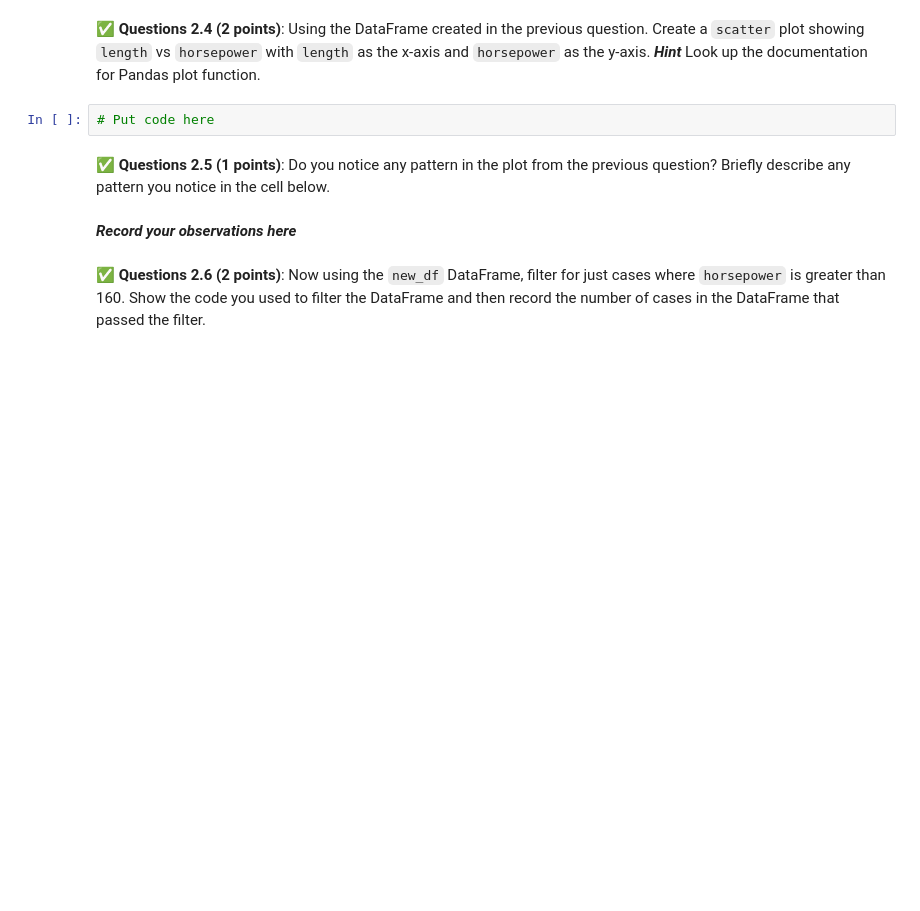
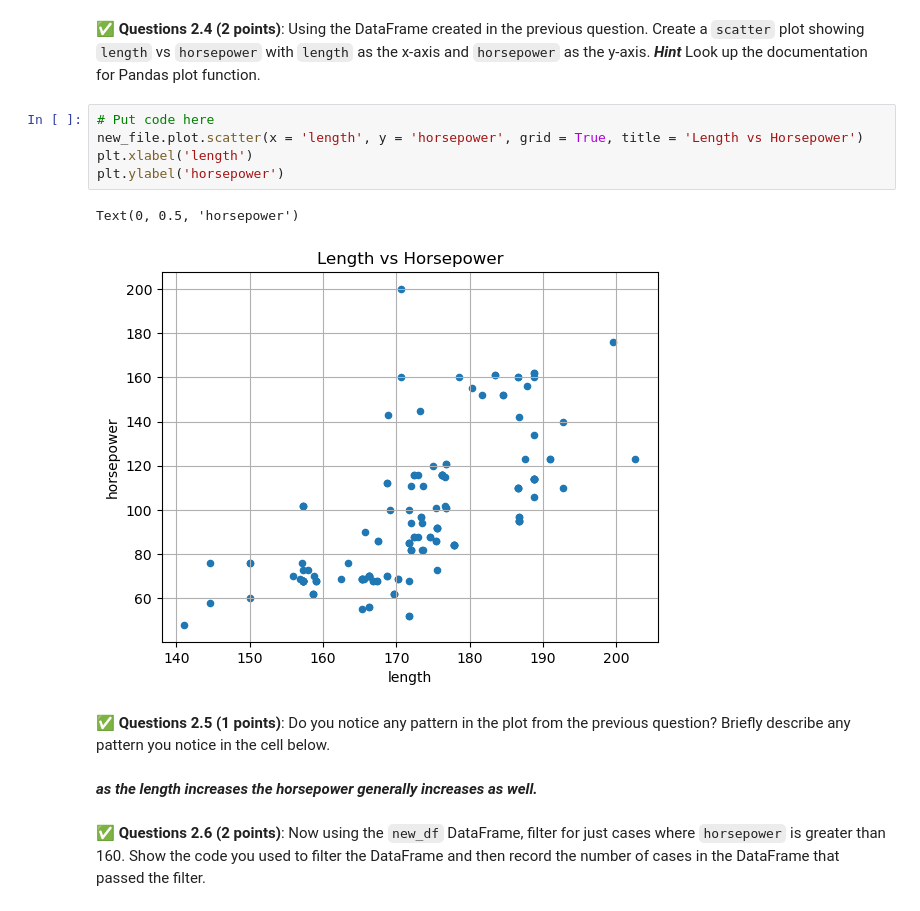
Before and after one commit to JamboLe/CMSE202-f24-turnin, a Jupyter notebook: hw-01/HW-01_GitPracticeDebuggingPythonPackagesAndClasses-JamieLe.ipynb, the cells around one changed output. Cells and saved outputs as stored; diff of their text form; blank space fills up the shorter version.

```diff
--- a/hw-01/HW-01_GitPracticeDebuggingPythonPackagesAndClasses-JamieLe.ipynb
+++ b/hw-01/HW-01_GitPracticeDebuggingPythonPackagesAndClasses-JamieLe.ipynb
@@ -200,12 +201,18 @@ print(new_file.head(4))
 3  192.699997       140.0
 # %% [markdown]
 &#9989; **Questions 2.4 (2 points)**: Using the DataFrame created in the previous question. Create a `scatter` plot showing `length` vs `horsepower` with `length` as the x-axis and `horsepower` as the y-axis. ***Hint*** Look up the documentation for Pandas plot function.
-# %%
-# Put code here
+# %%
+# Put code here
+new_file.plot.scatter(x = 'length', y = 'horsepower', grid = True, title = 'Length vs Horsepower')
+plt.xlabel('length')
+plt.ylabel('horsepower')
+# %% [output]
+Text(0, 0.5, 'horsepower')
+[figure, added]
 # %% [markdown]
 &#9989; **Questions 2.5 (1 points)**: Do you notice any pattern in the plot from the previous question? Briefly describe any pattern you notice in the cell below.
-# %% [markdown]
-***Record your observations here***
+# %% [markdown]
+***as the length increases the horsepower generally increases as well.***
 # %% [markdown]
 &#9989; **Questions 2.6 (2 points)**: Now using the `new_df` DataFrame, filter for just cases where `horsepower` is greater than 160. Show the code you used to filter the DataFrame and then record the number of cases in the DataFrame that passed the filter.
 # %%
```
Also changed, not shown: parts of 3 cells of this notebook.
